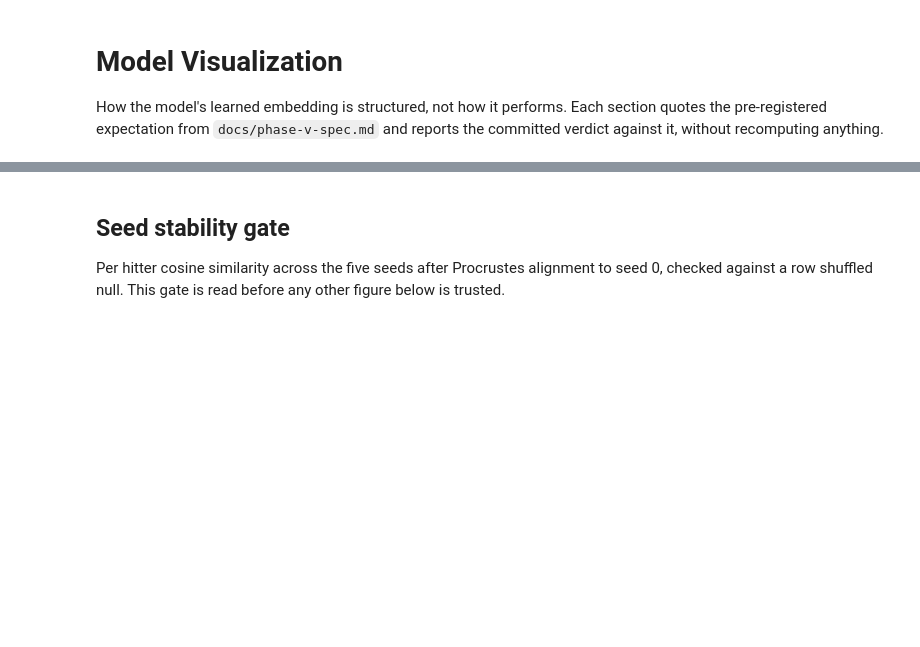
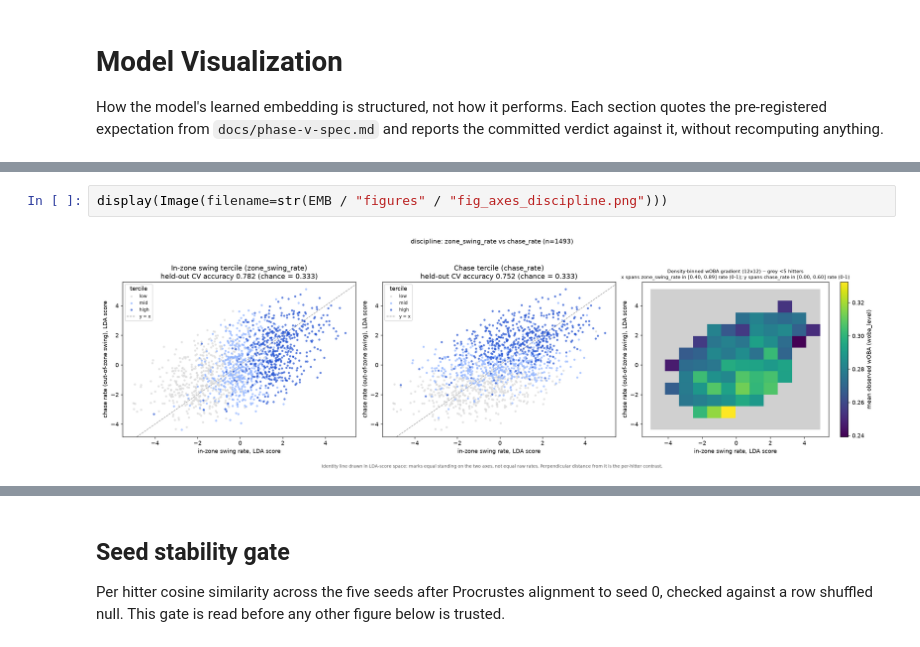
Before and after one commit to nseluga/Hitter-Embedding, a Jupyter notebook: notebooks/09_model_visualization.ipynb, the cells around one changed output, grey strips where cells are left out. Drawn from its saved outputs; the diff is of its cells as text; blank space fills up the shorter version.

```diff
--- a/notebooks/09_model_visualization.ipynb
+++ b/notebooks/09_model_visualization.ipynb
@@ -18,0 +86,4 @@ pd.set_option("display.max_columns", 30)
+# %%
+display(Image(filename=str(EMB / "figures" / "fig_axes_discipline.png")))
+# %% [output]
+[figure, added]
```
Also changed, not shown: parts of 55 cells of this notebook, 9 other files.
